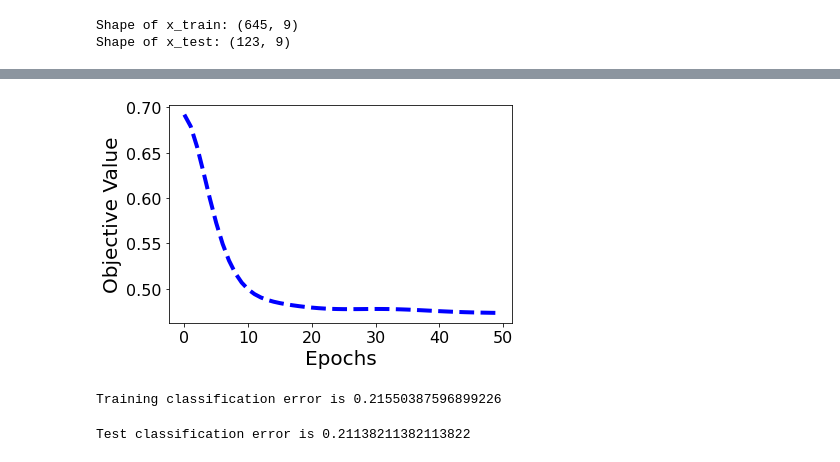
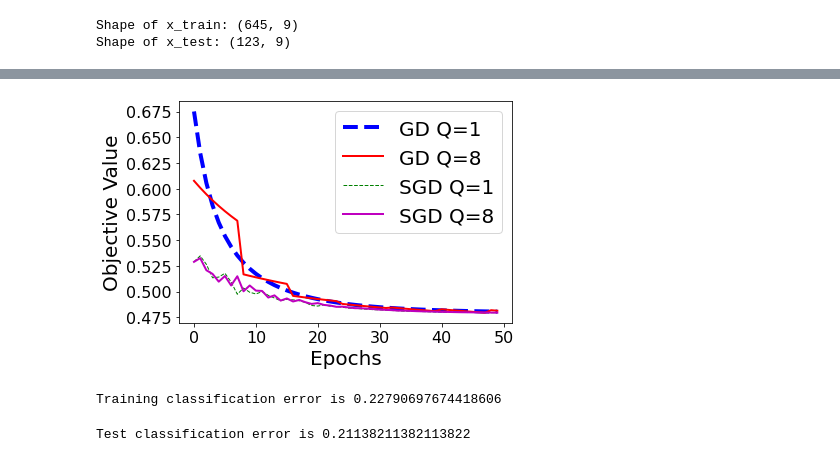
Before and after one commit to Elkfrawy/CS583-2021S, a Jupyter notebook: homework/Bonus1/Bonus1.ipynb, the cells around one changed output, grey strips where cells are left out. Saved outputs shown, nothing was run; the diff lists cells and outputs as text; code cells hidden in the pictures.

```diff
--- a/homework/Bonus1/Bonus1.ipynb
+++ b/homework/Bonus1/Bonus1.ipynb
@@ -216,33 +107,0 @@ def create_server_workers(m_workers, x, y):
-# %%
-m_workers = 4
-
-server, workers = create_server_workers(m_workers, x_train, y_train)
-
-lam =  1e-6
-alpha = 1e-1
-beta = 0.9
-max_epoch = 50
-objvals = numpy.zeros(max_epoch)
-
-for epoch in range(max_epoch):
-    w = server.broadcast()
-    for i in range(m_workers):
-        workers[i].set_params(w)
-
-    grads = []
-    losses = []
-
-    for i in range(m_workers):
-        g = workers[i].gd_gradient()
-        grads.append(g)
-        l = workers[i].gd_loss()
-        losses.append(l)
-
-    server.aggregate(grads, losses)
-
-    server.gradient(lam)
-    obj = server.objective(lam)
-    objvals[epoch] = obj
-    print('Objective function value = ' + str(obj))
-    server.agd(alpha, beta)
-    # server.gd(alpha)
@@ -267,37 +298,39 @@ Objective function value = 0.4734844537042409
 # %%
 import matplotlib.pyplot as plt
 %matplotlib inline
 
 fig = plt.figure(figsize=(6, 4))
 
-epochs_gd = range(len(objvals))
-# epochs_sgd = range(len(objvals_sgd))
+epochs = range(len(gd_1q_objvals))
 
-line0, = plt.plot(epochs_gd, objvals, '--b', linewidth=4)
-# line1, = plt.plot(epochs_sgd, objvals_sgd, '-r', linewidth=2)
+line0, = plt.plot(epochs, gd_1q_objvals, '--b', linewidth=4)
+line1, = plt.plot(epochs, gd_8q_objvals, '-r', linewidth=2)
+line2, = plt.plot(epochs, sgd_1q_objvals, '--g', linewidth=1)
+line3, = plt.plot(epochs, sgd_8q_objvals, '-m', linewidth=2)
+
 plt.xlabel('Epochs', fontsize=20)
 plt.ylabel('Objective Value', fontsize=20)
 plt.xticks(fontsize=16)
 plt.yticks(fontsize=16)
-# plt.legend([line0, line1], ['GD', 'SGD'], fontsize=20)
+plt.legend([line0, line1, line2, line3], ['GD Q=1', 'GD Q=8', 'SGD Q=1', 'SGD Q=8'], fontsize=20)
 plt.tight_layout()
 plt.show()
 # %% [output]
-[figure, old version]
+[figure, new version]
 # %%
 def predict(w, X):
     xw = numpy.dot(X, w)
     f = numpy.sign(xw)
     return f
 
-# evaluate training error
-w = server.broadcast()
+# evaluate training error using SGD Q=8 params
+w = w_sgd8
 f_train = predict(w, x_train)
 diff = numpy.abs(f_train - y_train) / 2
 error_train = numpy.mean(diff)
 print('Training classification error is ' + str(error_train))
 # %% [output]
-Training classification error is 0.21550387596899226
+Training classification error is 0.22790697674418606
 # %%
 # evaluate test error
 f_test = predict(w, x_test)
```
Also changed, not shown: parts of 5 cells of this notebook, 1 other file.
